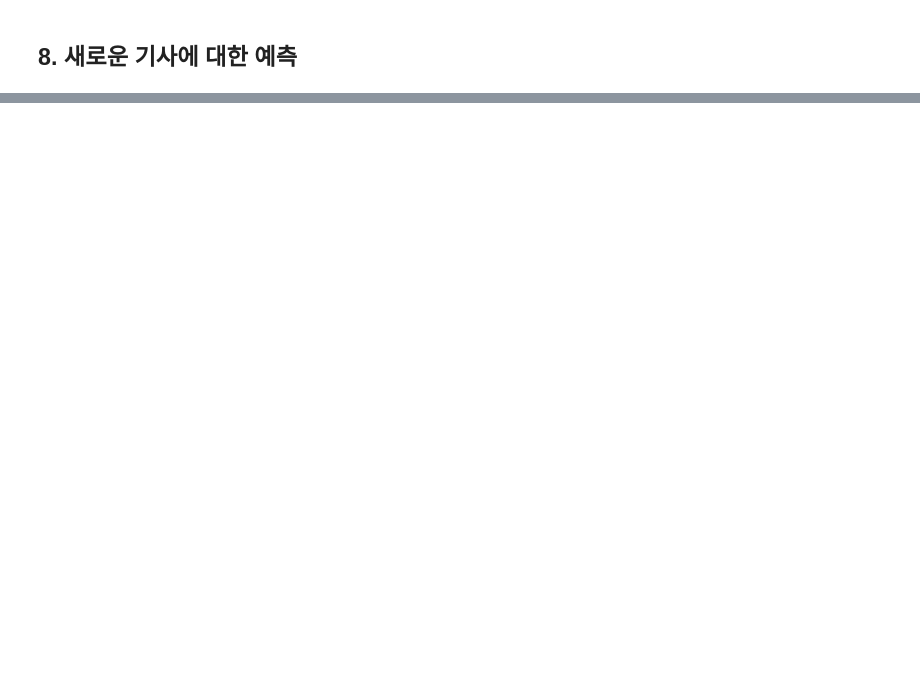
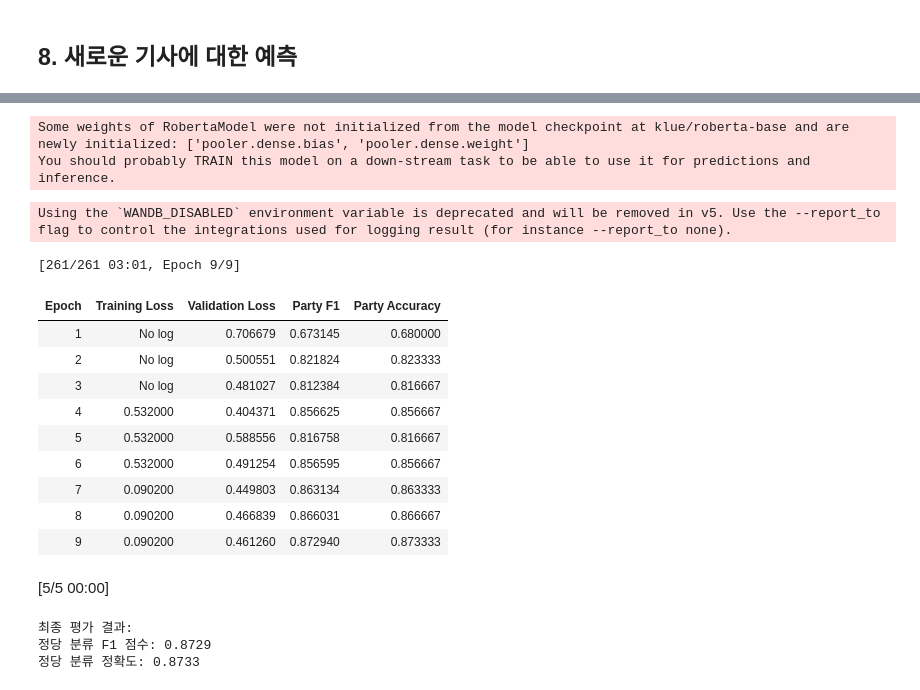
Before and after one commit to sangchun1/News_Bias_Analysis, a Jupyter notebook: model/multitask_model.ipynb, the cells around one changed output, grey strips where cells are left out. Cells and saved outputs as stored; diff of their text form; code cells hidden in the pictures; blank space fills up the shorter version.

Commit message:
update model

```diff
--- a/model/multitask_model.ipynb
+++ b/model/multitask_model.ipynb
@@ -740,0 +659,74 @@ predicted_df.to_csv(csv_path, index=False)
+# %%
+# 모델 초기화
+device = torch.device('cuda' if torch.cuda.is_available() else 'cpu')
+
+# 모델 초기화 및 GPU 이동을 분리
+model = NewsBiasModel('klue/roberta-base', class_weights=class_weights)
+model = model.to(device)
+
+# 커스텀 데이터 콜레이터
+data_collator = DataCollatorWithPadding(tokenizer=tokenizer)
+# %% [output]
+Some weights of RobertaModel were not initialized from the model checkpoint at klue/roberta-base and are newly initialized: ['pooler.dense.bias', 'pooler.dense.weight']
+You should probably TRAIN this model on a down-stream task to be able to use it for predictions and inference.
+# %%
+# 학습 인자 설정
+training_args = TrainingArguments(
+    output_dir='./news_bias_results',  # 디렉토리 이름 변경
+    num_train_epochs=9,
+    per_device_train_batch_size=32,
+    per_device_eval_batch_size=64,
+    learning_rate=3.3541e-05,
+    warmup_ratio=0.1135,
+    weight_decay=0.0256,
+    logging_dir='./news_bias_logs',  # 로그 디렉토리 이름 변경
+    logging_steps=100,
+    eval_strategy='epoch',
+    save_strategy='epoch',
+    load_best_model_at_end=True,
+    metric_for_best_model='party_f1',  # 평가 메트릭 이름 변경
+    gradient_accumulation_steps=3,  # 그래디언트 누적
+    max_grad_norm=0.7155,  # 그래디언트 클리핑
+    fp16=True,  # 혼합 정밀도 학습
+    label_smoothing_factor=0.0672,  # 레이블 스무딩
+    optim='adamw_torch',  # AdamW 옵티마이저 사용
+    lr_scheduler_type='cosine'
+)
+
+# 트레이너 초기화
+trainer = Trainer(
+    model=model,
+    args=training_args,
+    train_dataset=train_dataset,
+    eval_dataset=val_dataset,
+    data_collator=data_collator,
+    compute_metrics=compute_metrics,
+    callbacks=[EarlyStoppingCallback(early_stopping_patience=3, early_stopping_threshold=0.001)]
+)
+# %% [output]
+Using the `WANDB_DISABLED` environment variable is deprecated and will be removed in v5. Use the --report_to flag to control the integrations used for logging result (for instance --report_to none).
+# %%
+# 학습 실행
+trainer.train()
+
+# 최종 평가
+final_metrics = trainer.evaluate()
+print("\n최종 평가 결과:")
+print(f"정당 분류 F1 점수: {final_metrics['eval_party_f1']:.4f}")
+print(f"정당 분류 정확도: {final_metrics['eval_party_accuracy']:.4f}")
+# %% [output]
+[261/261 03:01, Epoch 9/9]
+| Epoch | Training Loss | Validation Loss | Party F1 | Party Accuracy |
+| 1 | No log | 0.706679 | 0.673145 | 0.680000 |
+| 2 | No log | 0.500551 | 0.821824 | 0.823333 |
+| 3 | No log | 0.481027 | 0.812384 | 0.816667 |
+| 4 | 0.532000 | 0.404371 | 0.856625 | 0.856667 |
+| 5 | 0.532000 | 0.588556 | 0.816758 | 0.816667 |
+| 6 | 0.532000 | 0.491254 | 0.856595 | 0.856667 |
+| 7 | 0.090200 | 0.449803 | 0.863134 | 0.863333 |
+| 8 | 0.090200 | 0.466839 | 0.866031 | 0.866667 |
+| 9 | 0.090200 | 0.461260 | 0.872940 | 0.873333 |
+[5/5 00:00]
+최종 평가 결과:
+정당 분류 F1 점수: 0.8729
+정당 분류 정확도: 0.8733
```
Also changed, not shown: parts of 42 cells of this notebook.
